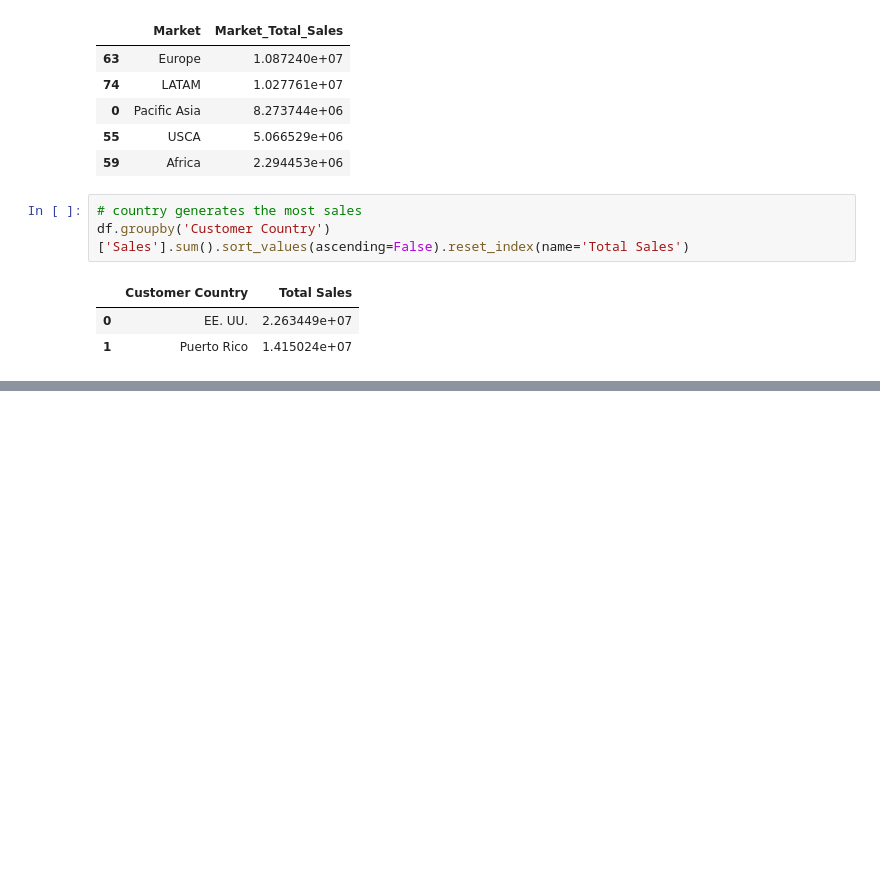
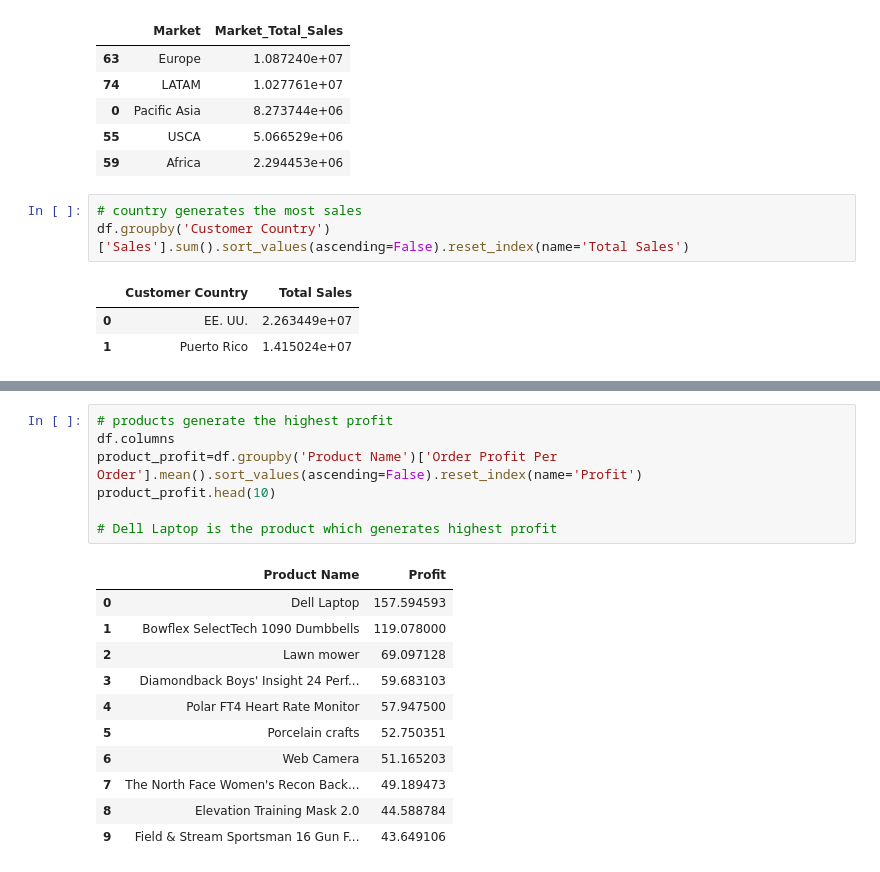
Before and after one commit to ShlokGadhave/Supply-Chain-Management, a Jupyter notebook: Notebook/main.ipynb, the cells around one changed output, grey strips where cells are left out. Saved outputs shown, nothing was run; the diff lists cells and outputs as text; blank space fills up the shorter version.

Commit message:
Profitability Analysis

```diff
--- a/Notebook/main.ipynb
+++ b/Notebook/main.ipynb
@@ -317,0 +338,19 @@ df.groupby('Customer Country')['Sales'].sum().sort_values(ascending=False).reset
+# %%
+# products generate the highest profit
+df.columns
+product_profit=df.groupby('Product Name')['Order Profit Per Order'].mean().sort_values(ascending=False).reset_index(name='Profit')
+product_profit.head(10)
+
+# Dell Laptop is the product which generates highest profit
+# %% [output]
+|  | Product Name | Profit |
+| 0 | Dell Laptop | 157.594593 |
+| 1 | Bowflex SelectTech 1090 Dumbbells | 119.078000 |
+| 2 | Lawn mower | 69.097128 |
+| 3 | Diamondback Boys' Insight 24 Perf... | 59.683103 |
+| 4 | Polar FT4 Heart Rate Monitor | 57.947500 |
+| 5 | Porcelain crafts | 52.750351 |
+| 6 | Web Camera | 51.165203 |
+| 7 | The North Face Women's Recon Back... | 49.189473 |
+| 8 | Elevation Training Mask 2.0 | 44.588784 |
+| 9 | Field & Stream Sportsman 16 Gun F... | 43.649106 |
```
Also changed, not shown: parts of 4 cells of this notebook.
